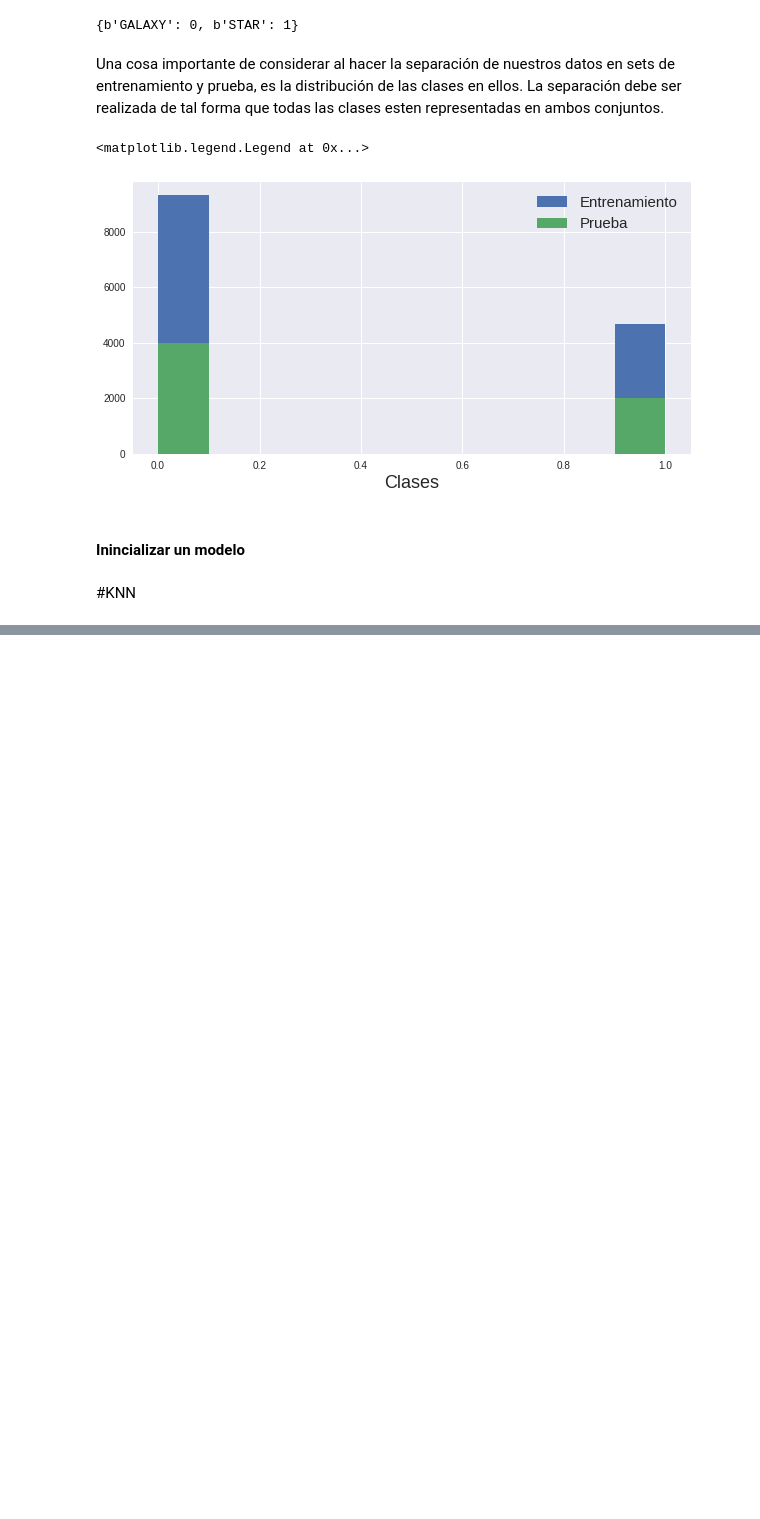
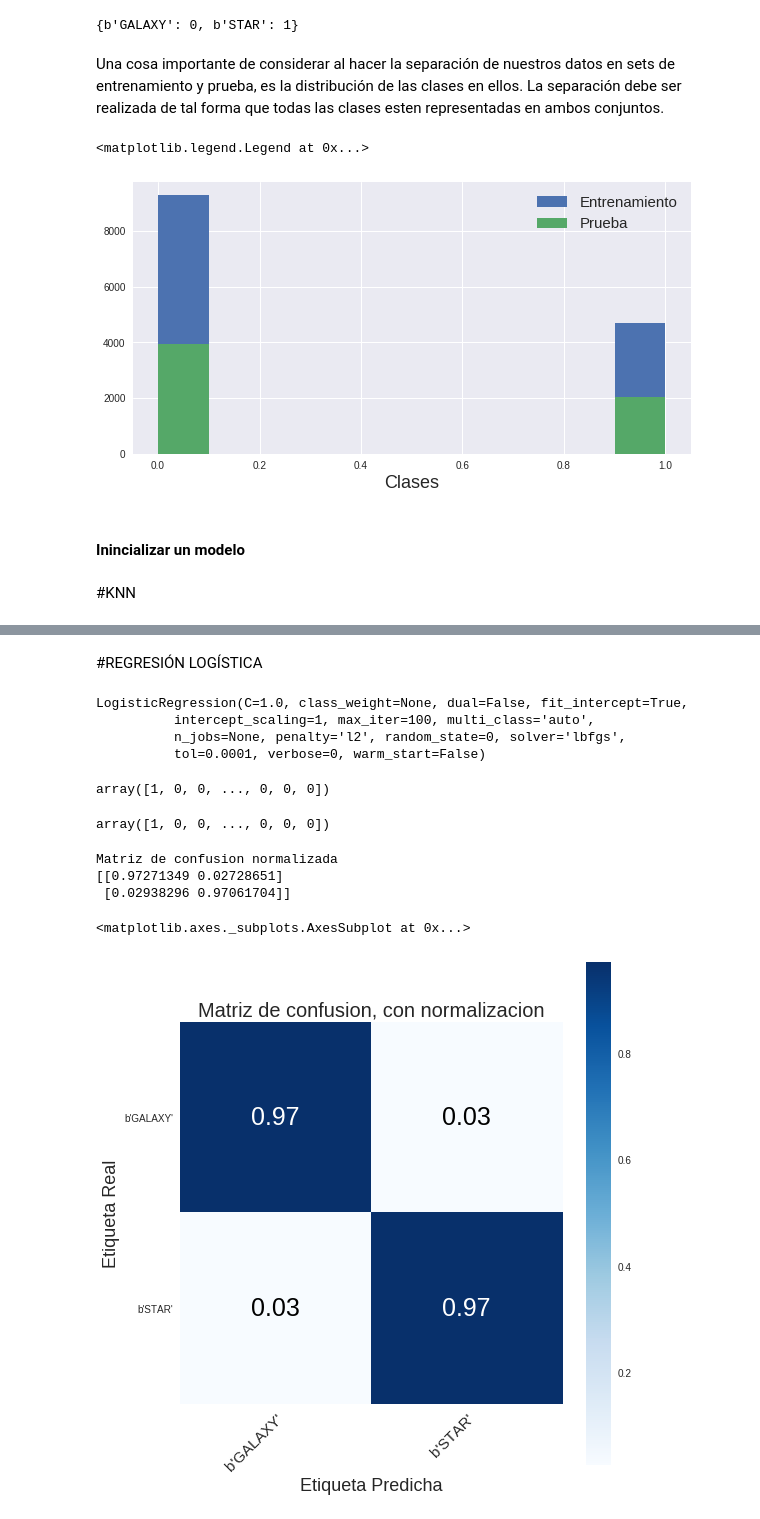
Before and after one commit to suafle/Clase5, a Jupyter notebook: Actividad5_Clasificacion_de_galaxias_estrellas_ML.ipynb, the cells around one changed output, grey strips where cells are left out. Saved outputs shown, nothing was run; the diff lists cells and outputs as text; code cells hidden in the pictures; blank space fills up the shorter version.

```diff
--- a/Actividad5_Clasificacion_de_galaxias_estrellas_ML.ipynb
+++ b/Actividad5_Clasificacion_de_galaxias_estrellas_ML.ipynb
@@ -326,0 +306,30 @@ Matriz de confusion normalizada
+# %% [markdown]
+#REGRESIÓN LOGÍSTICA
+# %%
+from sklearn.linear_model import LogisticRegression
+
+lr_clf = LogisticRegression(random_state=0, solver='lbfgs',multi_class='auto')
+lr_clf.fit(train_X,train_y)
+# %% [output]
+LogisticRegression(C=1.0, class_weight=None, dual=False, fit_intercept=True,
+          intercept_scaling=1, max_iter=100, multi_class='auto',
+          n_jobs=None, penalty='l2', random_state=0, solver='lbfgs',
+          tol=0.0001, verbose=0, warm_start=False)
+# %%
+pred_test = knn_clf.predict(test_X)
+pred_test
+# %% [output]
+array([1, 0, 0, ..., 0, 0, 0])
+# %%
+test_y
+# %% [output]
+array([1, 0, 0, ..., 0, 0, 0])
+# %%
+plot_confusion_matrix(test_y, pred_test, classes=clases, normalize = True,
+                      title='Matriz de confusion, con normalizacion')
+# %% [output]
+Matriz de confusion normalizada
+[[0.97271349 0.02728651]
+ [0.02938296 0.97061704]]
+<matplotlib.axes._subplots.AxesSubplot at 0x...>
+[figure, added]
```
Also changed, not shown: parts of 7 cells of this notebook.
